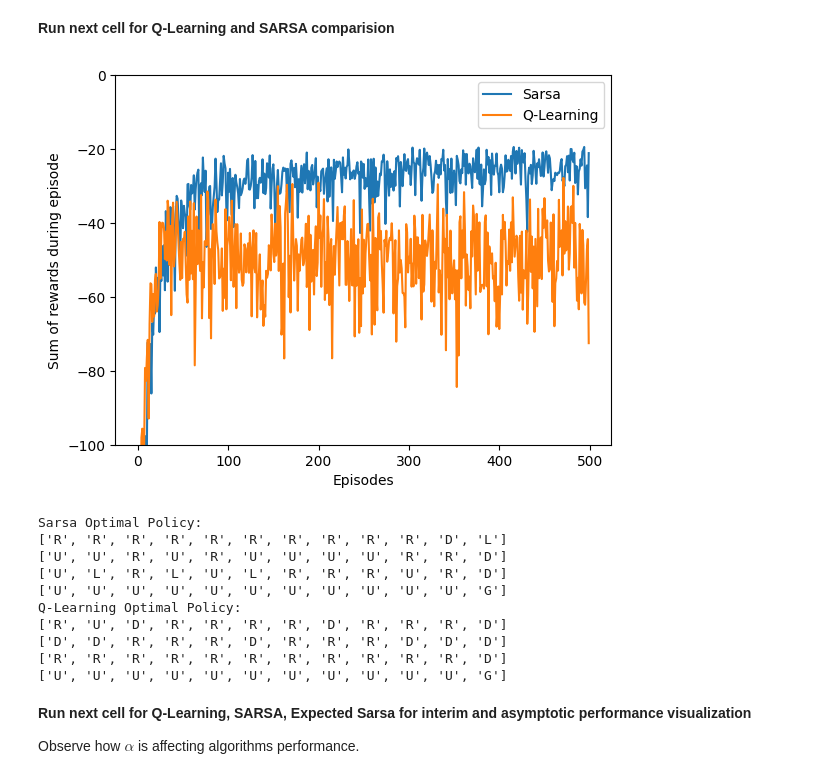
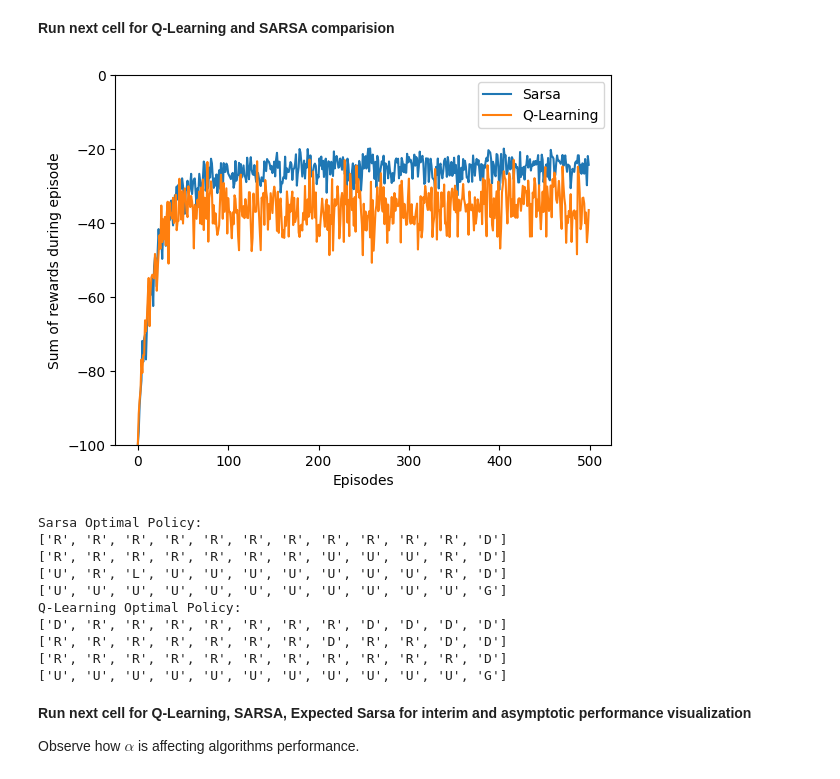
Before and after one commit to jurajpaska8/reinforcement-learning, a Jupyter notebook: Assignment5b.ipynb, the cells around one changed output. Drawn from its saved outputs; the diff is of its cells as text; code cells hidden in the pictures.

```diff
--- a/Assignment5b.ipynb
+++ b/Assignment5b.ipynb
@@ -107,7 +107,12 @@ def step(state, action):
     #
     #write your code here
 
-
+    new_i, new_j = next_state
+    if new_i == 3 and 1 <= new_j <= 10:
+        reward = -100
+        next_state = START
+    else:
+        reward = -1
 
     return next_state, reward
 # %% [markdown]
@@ -151,6 +156,7 @@ def q_learning(q_value, step_size=ALPHA):
         # use GAMMA for gamma
         #
         #write your code here
+        q_value[state[0], state[1], action] = q_value[state[0], state[1], action] + step_size * (reward + GAMMA * np.max(q_value[next_state[0], next_state[1]]) - q_value[state[0], state[1], action])
 
 
         state = next_state
@@ -198,6 +204,11 @@ def sarsa(q_value, expected=False, step_size=ALPHA):
             # use EPSION for epsilon
             # you need to check if action_ is in best_actions, and then compute the target
             # len(best_actions) and len(ACTIONS) are the counts of best and all actions
+            for a in ACTIONS:
+                if a in best_actions:
+                    target += (1 - EPSILON) / len(best_actions) + EPSILON / len(ACTIONS) * q_next[a]
+                else:
+                    target += EPSILON / len(ACTIONS) * q_next[a]
 
 
         target *= GAMMA
@@ -222,46 +233,46 @@ def figure_6_4():
     rewards_sarsa = np.zeros(episodes)
     rewards_q_learning = np.zeros(episodes)
     for r in tqdm(range(runs)):
         q_sarsa = np.zeros((WORLD_HEIGHT, WORLD_WIDTH, 4))
         q_q_learning = np.copy(q_sarsa)
         for i in range(0, episodes):
             # cut off the value by -100 to draw the figure more elegantly
-            # rewards_sarsa[i] += max(sarsa(q_sarsa), -100)
-            # rewards_q_learning[i] += max(q_learning(q_q_learning), -100)
-            rewards_sarsa[i] += sarsa(q_sarsa)
-            rewards_q_learning[i] += q_learning(q_q_learning)
+            rewards_sarsa[i] += max(sarsa(q_sarsa), -100)
+            rewards_q_learning[i] += max(q_learning(q_q_learning), -100)
+            #rewards_sarsa[i] += sarsa(q_sarsa)
+            # rewards_q_learning[i] += q_learning(q_q_learning)
 
     # averaging over independt runs
     rewards_sarsa /= runs
     rewards_q_learning /= runs
 
     # draw reward curves
     plt.plot(rewards_sarsa, label='Sarsa')
     plt.plot(rewards_q_learning, label='Q-Learning')
     plt.xlabel('Episodes')
     plt.ylabel('Sum of rewards during episode')
     plt.ylim([-100, 0])
     plt.legend()
 
     plt.show()
 
     # display optimal policy
     print('Sarsa Optimal Policy:')
     print_optimal_policy(q_sarsa)
     print('Q-Learning Optimal Policy:')
     print_optimal_policy(q_q_learning)
 
 figure_6_4()
 # %% [output]
-[figure, old version]
+[figure, new version]
 Sarsa Optimal Policy:
-['R', 'R', 'R', 'R', 'R', 'R', 'R', 'R', 'R', 'R', 'D', 'L']
-['U', 'U', 'R', 'U', 'R', 'U', 'U', 'U', 'U', 'R', 'R', 'D']
-['U', 'L', 'R', 'L', 'U', 'L', 'R', 'R', 'R', 'U', 'R', 'D']
+['R', 'R', 'R', 'R', 'R', 'R', 'R', 'R', 'R', 'R', 'R', 'D']
+['R', 'R', 'R', 'R', 'R', 'R', 'R', 'U', 'U', 'U', 'R', 'D']
+['U', 'R', 'L', 'U', 'U', 'U', 'U', 'U', 'U', 'U', 'R', 'D']
 ['U', 'U', 'U', 'U', 'U', 'U', 'U', 'U', 'U', 'U', 'U', 'G']
 Q-Learning Optimal Policy:
-['R', 'U', 'D', 'R', 'R', 'R', 'R', 'D', 'R', 'R', 'R', 'D']
-['D', 'D', 'R', 'R', 'R', 'D', 'R', 'R', 'R', 'D', 'D', 'D']
+['D', 'R', 'R', 'R', 'R', 'R', 'R', 'R', 'D', 'D', 'D', 'D']
+['R', 'R', 'R', 'R', 'R', 'R', 'R', 'D', 'R', 'R', 'D', 'D']
 ['R', 'R', 'R', 'R', 'R', 'R', 'R', 'R', 'R', 'R', 'R', 'D']
 ['U', 'U', 'U', 'U', 'U', 'U', 'U', 'U', 'U', 'U', 'U', 'G']
 # %% [markdown]
```
Also changed, not shown: parts of 1 cell of this notebook, 1 other file.
